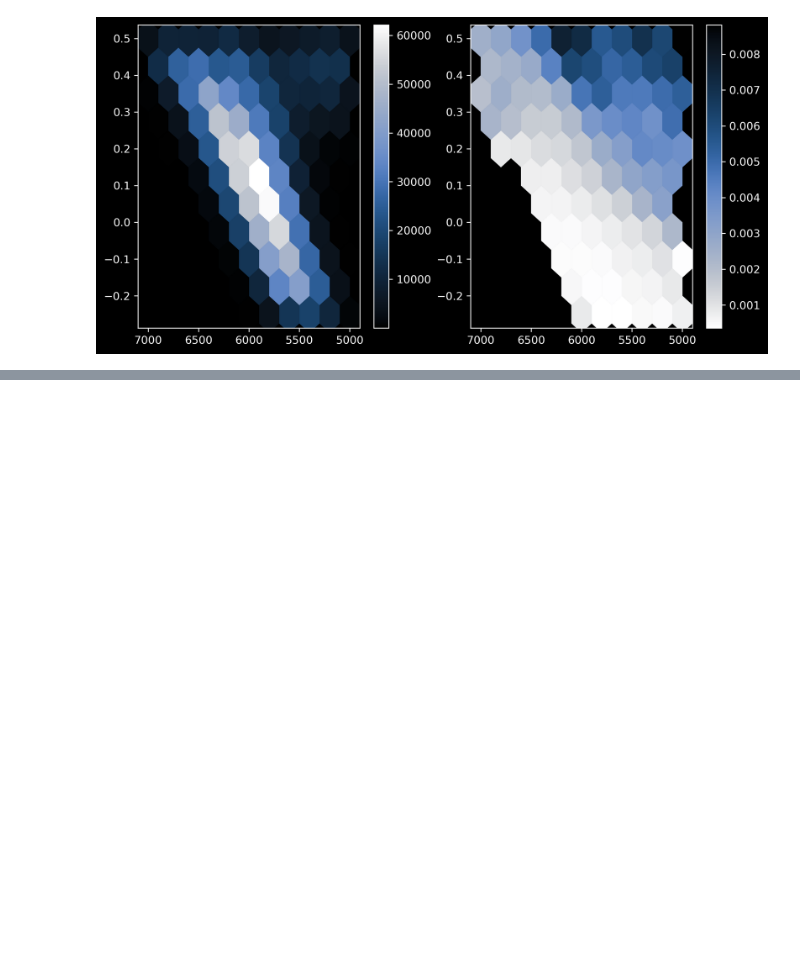
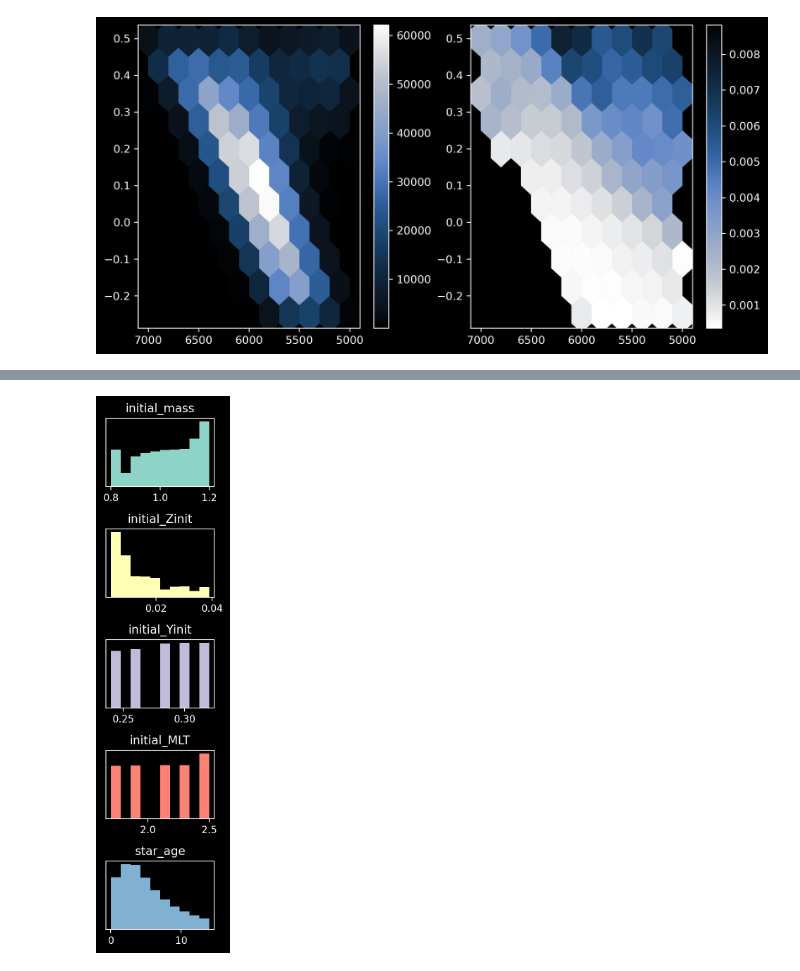
Before and after one commit to ojscutt/ultranest-pitchfork, a Jupyter notebook: tasc-poster.ipynb, the cells around one changed output, grey strips where cells are left out. Drawn from its saved outputs; the diff is of its cells as text; code cells hidden in the pictures; blank space fills up the shorter version.

Commit message:
add dist plots

```diff
--- a/tasc-poster.ipynb
+++ b/tasc-poster.ipynb
@@ -180,0 +221,27 @@ comparison_hex(df_crop, col_to_test, gridsize=10)
+# %%
+fig, (ax1, ax2, ax3, ax4, ax5) = plt.subplots(5, 1, figsize=(2, 8), dpi=200)
+
+
+def grid_dist(ax, df, label, c):
+    ax.hist(df[label], color=c)
+    ax.yaxis.set_tick_params(labelleft=False)
+    ax.set_yticks([])
+    ax.set_title(label)
+
+
+colours = [colour["color"] for colour in plt.rcParams["axes.prop_cycle"]]
+
+grid_dist(ax1, df, "initial_mass", colours[0])
+
+grid_dist(ax2, df, "initial_Zinit", colours[1])
+
+grid_dist(ax3, df, "initial_Yinit", colours[2])
+
+grid_dist(ax4, df, "initial_MLT", colours[3])
+
+grid_dist(ax5, df, "star_age", colours[4])
+
+plt.tight_layout()
+plt.show()
+# %% [output]
+[figure, added]
```
Also changed, not shown: parts of 4 cells of this notebook.
